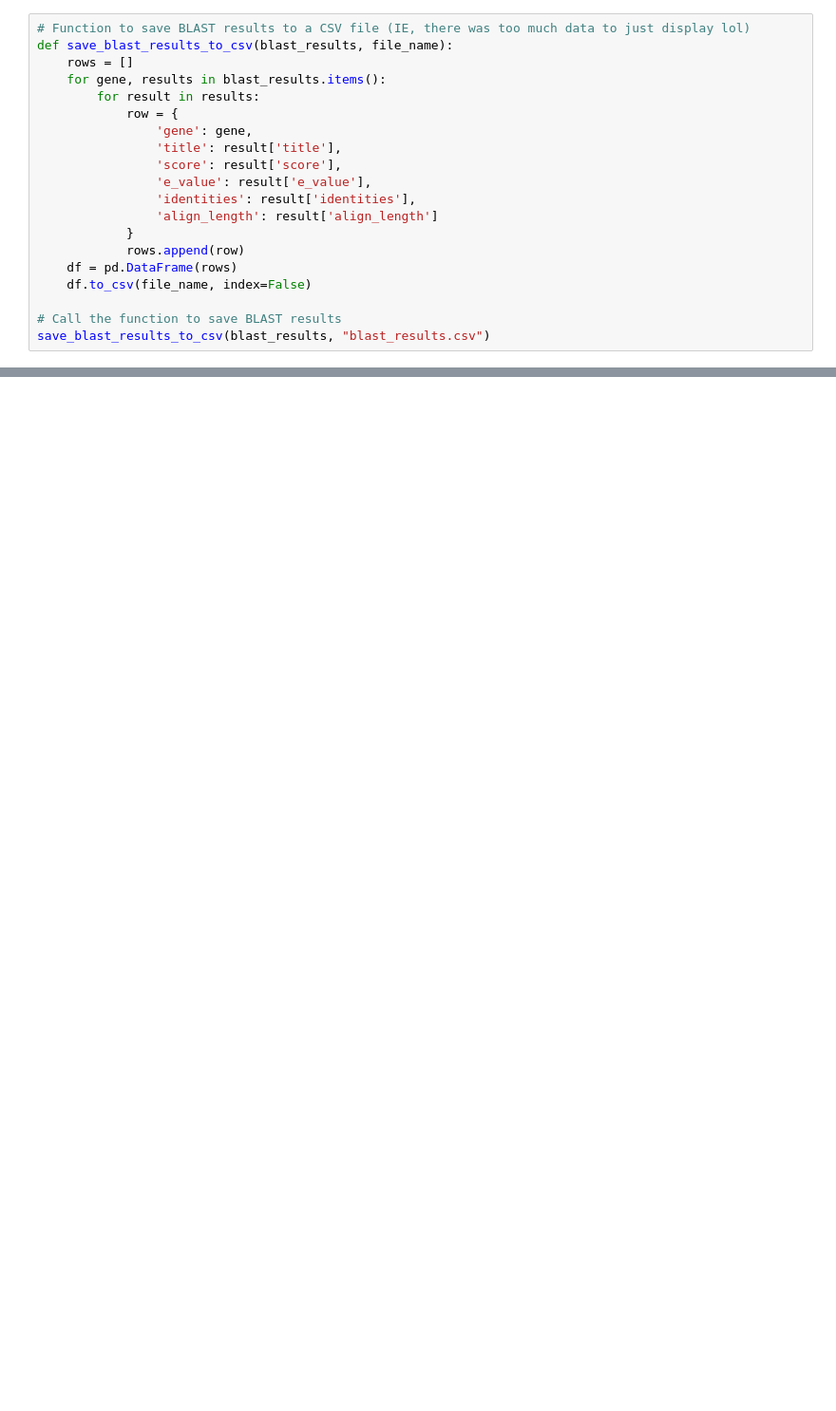
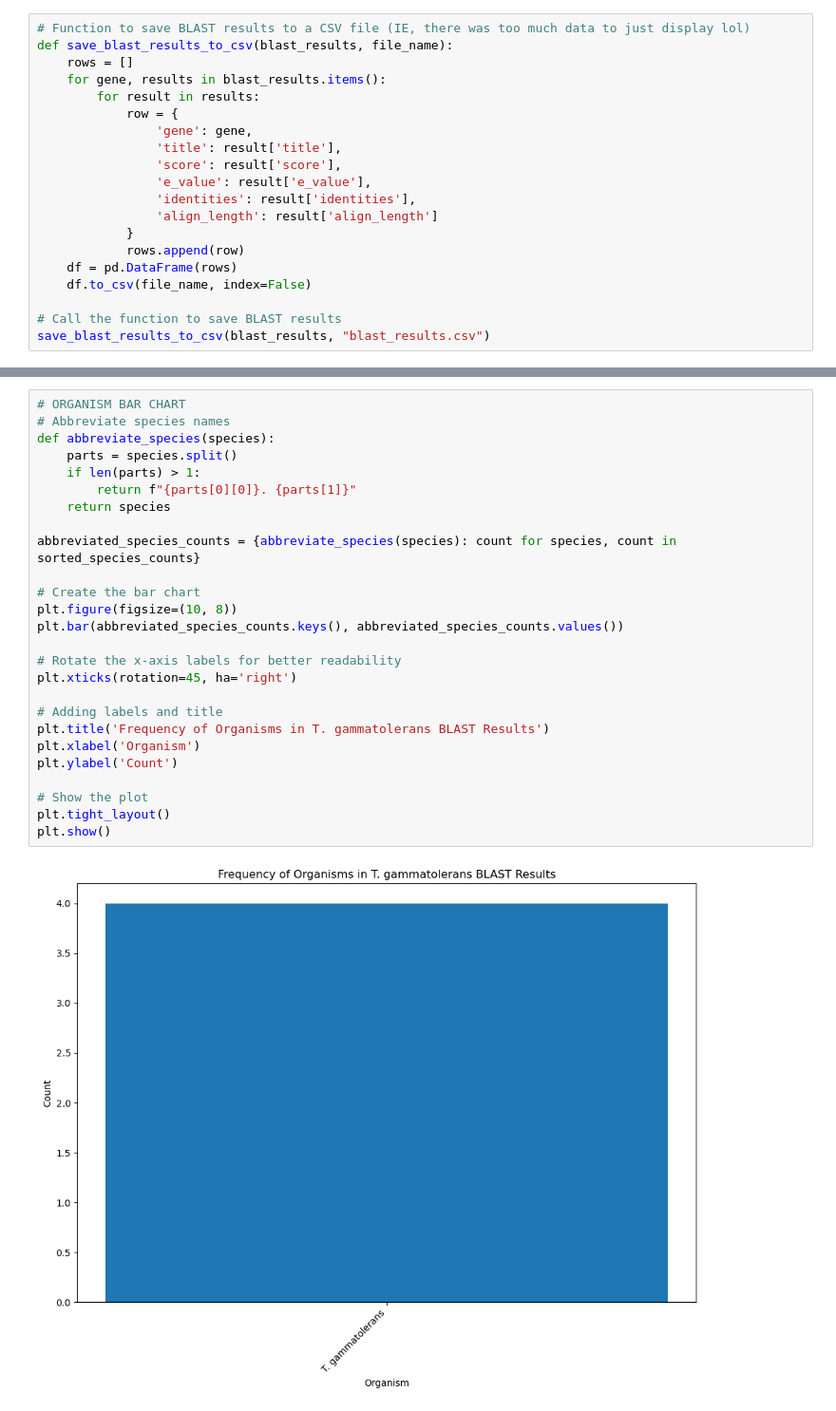
Before and after one commit to Cordeeceps/Extremophiles, a Jupyter notebook: AutomatedBLAST.ipynb, the cells around one changed output, grey strips where cells are left out. Shown: that part at 95% size. Drawn from its saved outputs; the diff is of its cells as text; blank space fills up the shorter version.

Commit message:
fully working code, yay!
all results formatted, all code works. Still needs minor cleanup, probably, but it's functional.

```diff
--- a/AutomatedBLAST.ipynb
+++ b/AutomatedBLAST.ipynb
@@ -301,0 +315,28 @@ plt.show()
+# %%
+# ORGANISM BAR CHART
+# Abbreviate species names
+def abbreviate_species(species):
+    parts = species.split()
+    if len(parts) > 1:
+        return f"{parts[0][0]}. {parts[1]}"
+    return species
+
+abbreviated_species_counts = {abbreviate_species(species): count for species, count in sorted_species_counts}
+
+# Create the bar chart
+plt.figure(figsize=(10, 8))
+plt.bar(abbreviated_species_counts.keys(), abbreviated_species_counts.values())
+
+# Rotate the x-axis labels for better readability
+plt.xticks(rotation=45, ha='right')
+
+# Adding labels and title
+plt.title('Frequency of Organisms in T. gammatolerans BLAST Results')
+plt.xlabel('Organism')
+plt.ylabel('Count')
+
+# Show the plot
+plt.tight_layout()
+plt.show()
+# %% [output]
+[figure, added]
```
Also changed, not shown: parts of 13 cells of this notebook, 30 other files.
